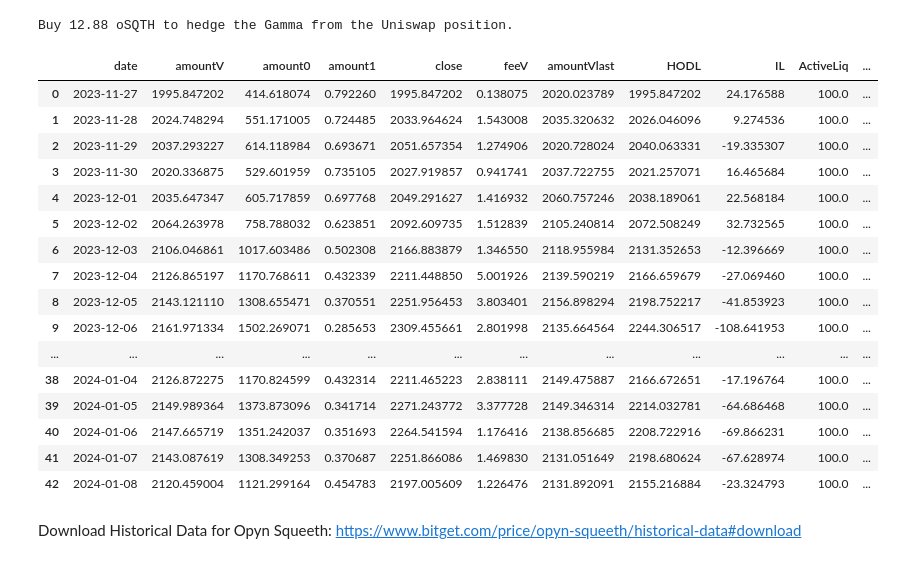
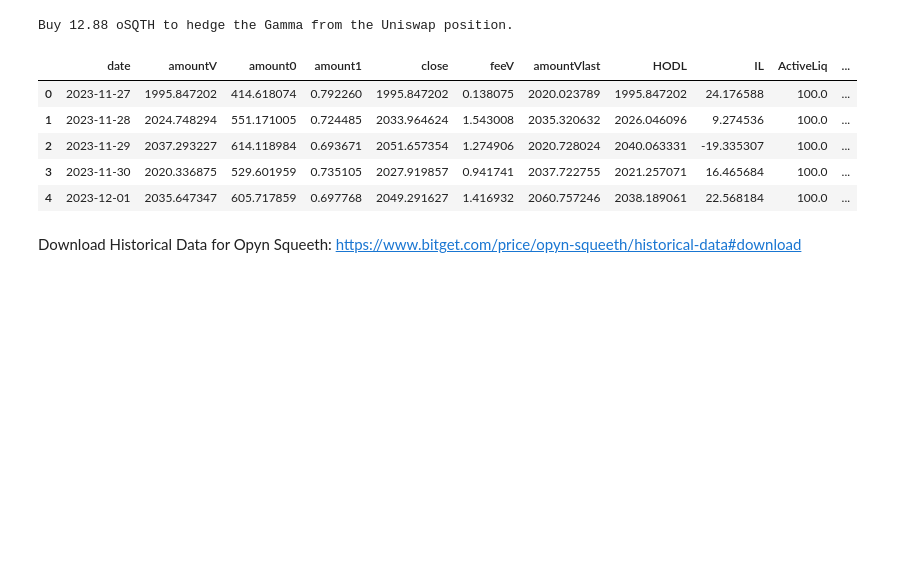
Before and after one commit to jiaxiang-cheng/definer, a Jupyter notebook: 3.3 Back-testing Delta-Gamma Hedge.ipynb, the cells around one changed output. Cells and saved outputs as stored; diff of their text form; code cells hidden in the pictures; blank space fills up the shorter version.

```diff
--- a/3.3 Back-testing Delta-Gamma Hedge.ipynb
+++ b/3.3 Back-testing Delta-Gamma Hedge.ipynb
@@ -221,51 +226,32 @@ n_oSQTH = n_squeeth * 10000/ 0.7
 print("Buy {} oSQTH to hedge the Gamma from the Uniswap position.".format(round(n_oSQTH, 2)))
 # %% [output]
 Buy 12.88 oSQTH to hedge the Gamma from the Uniswap position.
-# %%
-data = dpd[['date', 'myfee0', 'myfee1', 'fgV', 'feeV', 'feeusd',
-            'amountV', 'ActiveLiq', 'amountunb', 'amount0', 'amount1', 'close']]
-data = data.fillna(0)
-dpd_sum = data.resample('D', on='date').sum()
-dpd_mean = data.resample('D', on='date').mean()
-dpd_first = data.resample('D', on='date').first()
-dpd_last = data.resample('D', on='date').last()
 # %%
 df_final = dpd_first[['amountV', 'amount0', 'amount1', 'close']].copy()
 df_final['feeV'] = dpd_sum['feeV'].copy()
 df_final[['amountVlast']] = dpd_last[['amountV']]
 
 df_final['HODL'] = df_final['amount0'].iloc[0] + df_final['amount1'].iloc[0] * df_final['close']
 df_final['IL'] = df_final['amountVlast'] - df_final['HODL']
 df_final['ActiveLiq'] = dpd_mean['ActiveLiq'].copy()
 df_final['feecumsum'] = df_final['feeV'].cumsum()
 df_final['PNL'] = df_final['feecumsum'] + df_final['IL']  # -Bfinal['gas']
 
 df_final['HODLnorm'] = df_final['HODL'] / df_final['amountV'].iloc[0] * 100
 df_final['ILnorm'] = df_final['IL'] / df_final['amountV'].iloc[0] * 100
 df_final['PNLnorm'] = df_final['PNL'] / df_final['amountV'].iloc[0] * 100
 df_final['feecumsumnorm'] = df_final['feecumsum'] / df_final['amountV'].iloc[0] * 100
 
 df_final = df_final.reset_index()
 df_final.date = pd.to_datetime(df_final.date)
-df_final
+df_final.head()
 # %% [output]
 |  | date | amountV | amount0 | amount1 | close | feeV | amountVlast | HODL | IL | ActiveLiq | ... |
 | 0 | 2023-11-27 | 1995.847202 | 414.618074 | 0.792260 | 1995.847202 | 0.138075 | 2020.023789 | 1995.847202 | 24.176588 | 100.0 | ... |
 | 1 | 2023-11-28 | 2024.748294 | 551.171005 | 0.724485 | 2033.964624 | 1.543008 | 2035.320632 | 2026.046096 | 9.274536 | 100.0 | ... |
 | 2 | 2023-11-29 | 2037.293227 | 614.118984 | 0.693671 | 2051.657354 | 1.274906 | 2020.728024 | 2040.063331 | -19.335307 | 100.0 | ... |
 | 3 | 2023-11-30 | 2020.336875 | 529.601959 | 0.735105 | 2027.919857 | 0.941741 | 2037.722755 | 2021.257071 | 16.465684 | 100.0 | ... |
 | 4 | 2023-12-01 | 2035.647347 | 605.717859 | 0.697768 | 2049.291627 | 1.416932 | 2060.757246 | 2038.189061 | 22.568184 | 100.0 | ... |
-| 5 | 2023-12-02 | 2064.263978 | 758.788032 | 0.623851 | 2092.609735 | 1.512839 | 2105.240814 | 2072.508249 | 32.732565 | 100.0 | ... |
-| 6 | 2023-12-03 | 2106.046861 | 1017.603486 | 0.502308 | 2166.883879 | 1.346550 | 2118.955984 | 2131.352653 | -12.396669 | 100.0 | ... |
-| 7 | 2023-12-04 | 2126.865197 | 1170.768611 | 0.432339 | 2211.448850 | 5.001926 | 2139.590219 | 2166.659679 | -27.069460 | 100.0 | ... |
-| 8 | 2023-12-05 | 2143.121110 | 1308.655471 | 0.370551 | 2251.956453 | 3.803401 | 2156.898294 | 2198.752217 | -41.853923 | 100.0 | ... |
-| 9 | 2023-12-06 | 2161.971334 | 1502.269071 | 0.285653 | 2309.455661 | 2.801998 | 2135.664564 | 2244.306517 | -108.641953 | 100.0 | ... |
-| ... | ... | ... | ... | ... | ... | ... | ... | ... | ... | ... | ... |
-| 38 | 2024-01-04 | 2126.872275 | 1170.824599 | 0.432314 | 2211.465223 | 2.838111 | 2149.475887 | 2166.672651 | -17.196764 | 100.0 | ... |
-| 39 | 2024-01-05 | 2149.989364 | 1373.873096 | 0.341714 | 2271.243772 | 3.377728 | 2149.346314 | 2214.032781 | -64.686468 | 100.0 | ... |
-| 40 | 2024-01-06 | 2147.665719 | 1351.242037 | 0.351693 | 2264.541594 | 1.176416 | 2138.856685 | 2208.722916 | -69.866231 | 100.0 | ... |
-| 41 | 2024-01-07 | 2143.087619 | 1308.349253 | 0.370687 | 2251.866086 | 1.469830 | 2131.051649 | 2198.680624 | -67.628974 | 100.0 | ... |
-| 42 | 2024-01-08 | 2120.459004 | 1121.299164 | 0.454783 | 2197.005609 | 1.226476 | 2131.892091 | 2155.216884 | -23.324793 | 100.0 | ... |
 # %% [markdown]
 Download Historical Data for Opyn Squeeth: https://www.bitget.com/price/opyn-squeeth/historical-data#download
 # %%
```
Also changed, not shown: parts of 14 cells of this notebook, 5 other files.
